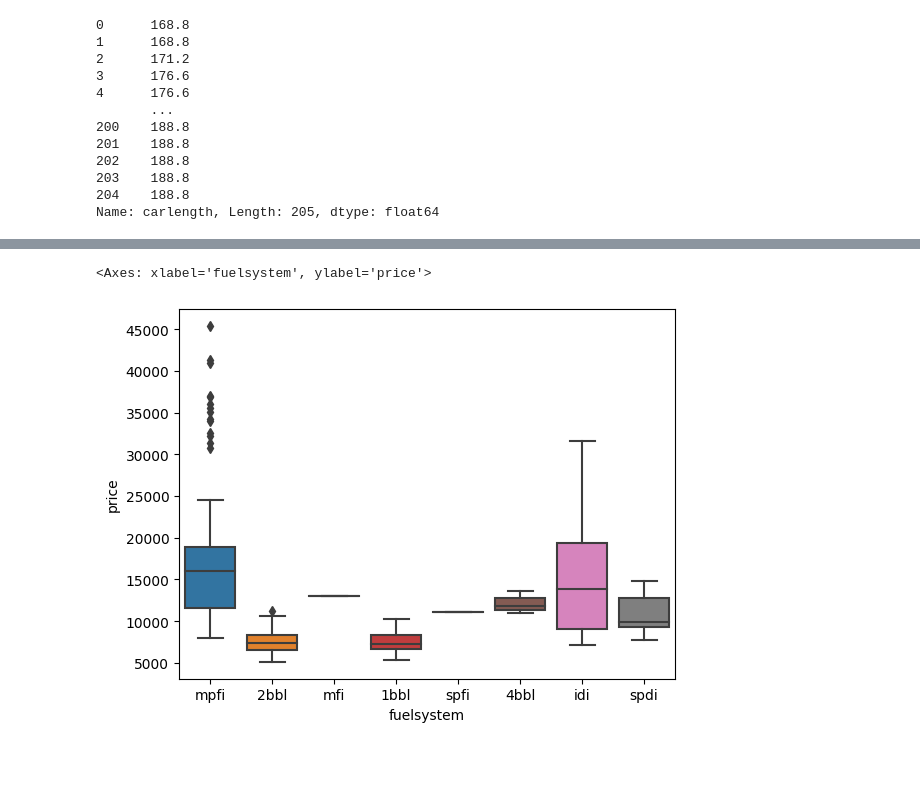
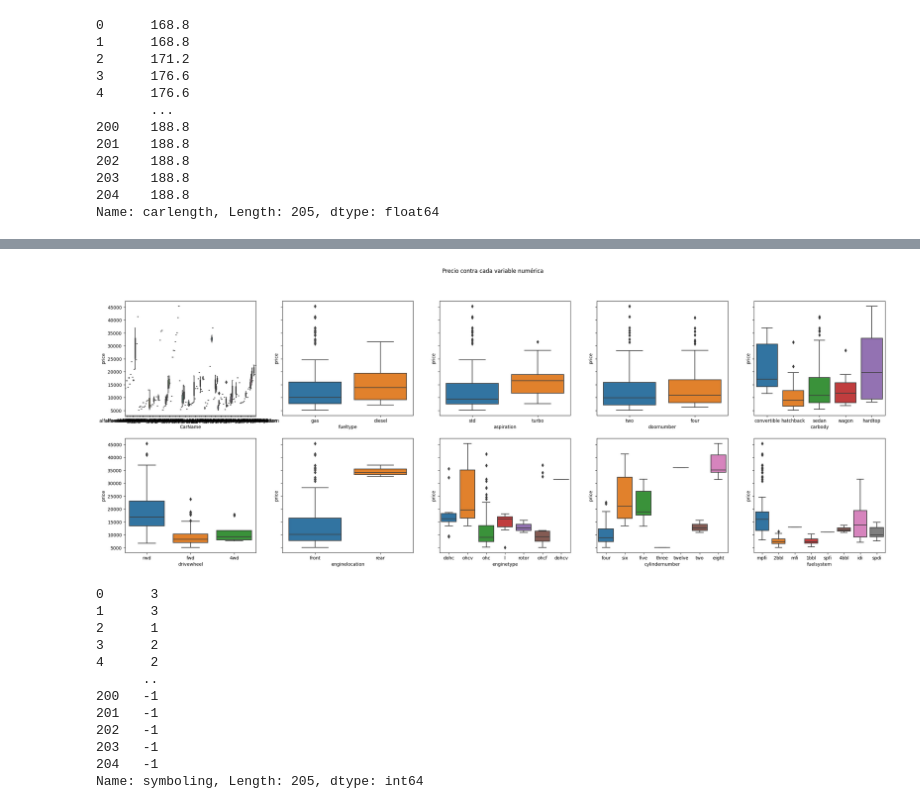
Before and after one commit to DCI-alxogm/ml2023-David-Nicolas364, a Jupyter notebook: Sep9/Ejercicio_9_sep.ipynb, the cells around one changed output, grey strips where cells are left out. Saved outputs shown, nothing was run; the diff lists cells and outputs as text; code cells hidden in the pictures; blank space fills up the shorter version.

```diff
--- a/Sep9/Ejercicio_9_sep.ipynb
+++ b/Sep9/Ejercicio_9_sep.ipynb
@@ -180,5 +157,11 @@ sns.boxplot(data=df, x=Lad[8], y="price")
-# %%
-sns.boxplot(data=df, x=Lad[9], y="price")
-# %% [output]
-<Axes: xlabel='fuelsystem', ylabel='price'>
-[figure, removed]
+# %%
+fig,axes=plt.subplots(2,5,figsize=(30, 10),sharey=True)
+k=0
+for i in range(len(axes)):
+  for j in range(5):
+    sns.boxplot(data=df, x=Lad[k], y="price", ax=axes[i,j])
+    k+=1
+fig.suptitle("Precio contra cada variable categórica")
+plt.show()
+# %% [output]
+[figure, added]
@@ -184,0 +172,15 @@ sns.boxplot(data=df, x=Lad[9], y="price")
+# %%
+X_numeric["symboling"]
+# %% [output]
+0      3
+1      3
+2      1
+3      2
+4      2
+      ..
+200   -1
+201   -1
+202   -1
+203   -1
+204   -1
+Name: symboling, Length: 205, dtype: int64
```
Also changed, not shown: parts of 50 cells of this notebook.
